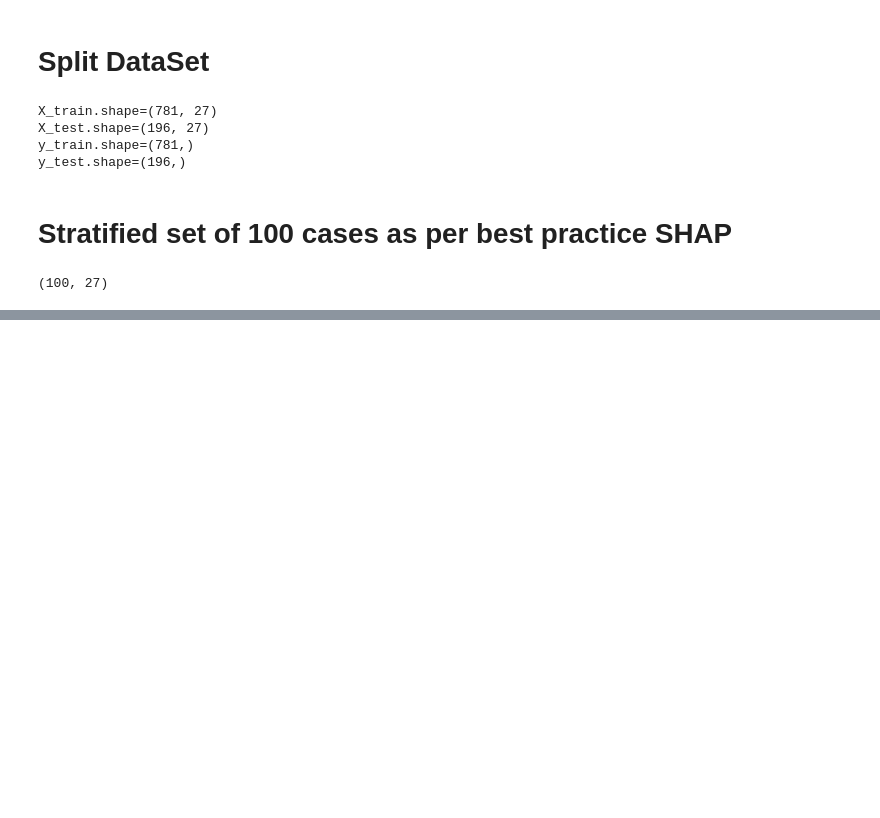
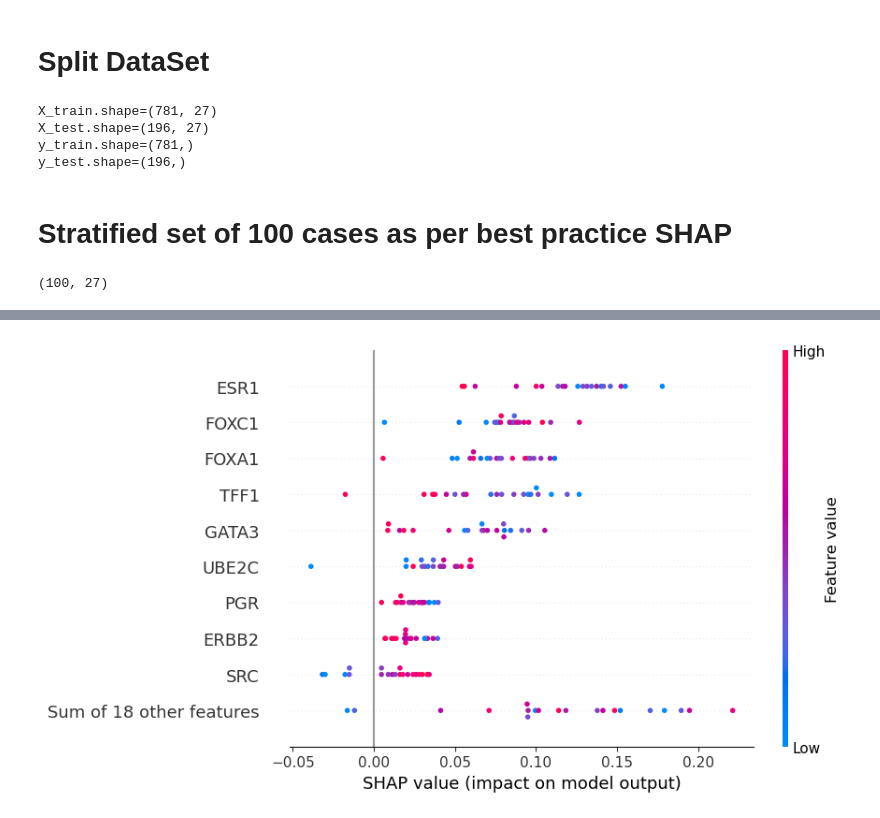
Before and after one commit to rhlt/tnbc, a Jupyter notebook: Evaluation/SHAP.ipynb, the cells around one changed output, grey strips where cells are left out. Saved outputs shown, nothing was run; the diff lists cells and outputs as text; code cells hidden in the pictures; blank space fills up the shorter version.

```diff
--- a/Evaluation/SHAP.ipynb
+++ b/Evaluation/SHAP.ipynb
@@ -105,0 +242,4 @@ for modelName in ModelVariant.__members__:
+# %%
+shap.plots.beeswarm(shap_values[rows, :, 1])
+# %% [output]
+[figure, added]
```
Also changed, not shown: parts of 17 cells of this notebook, 1 other file.
